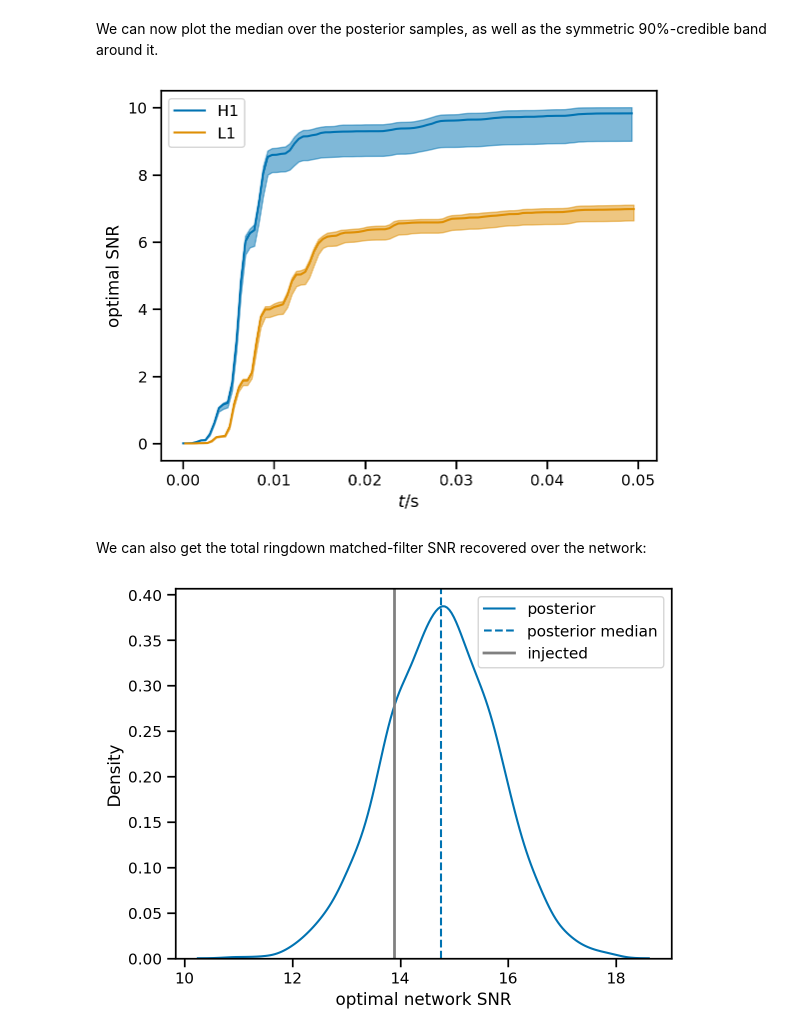
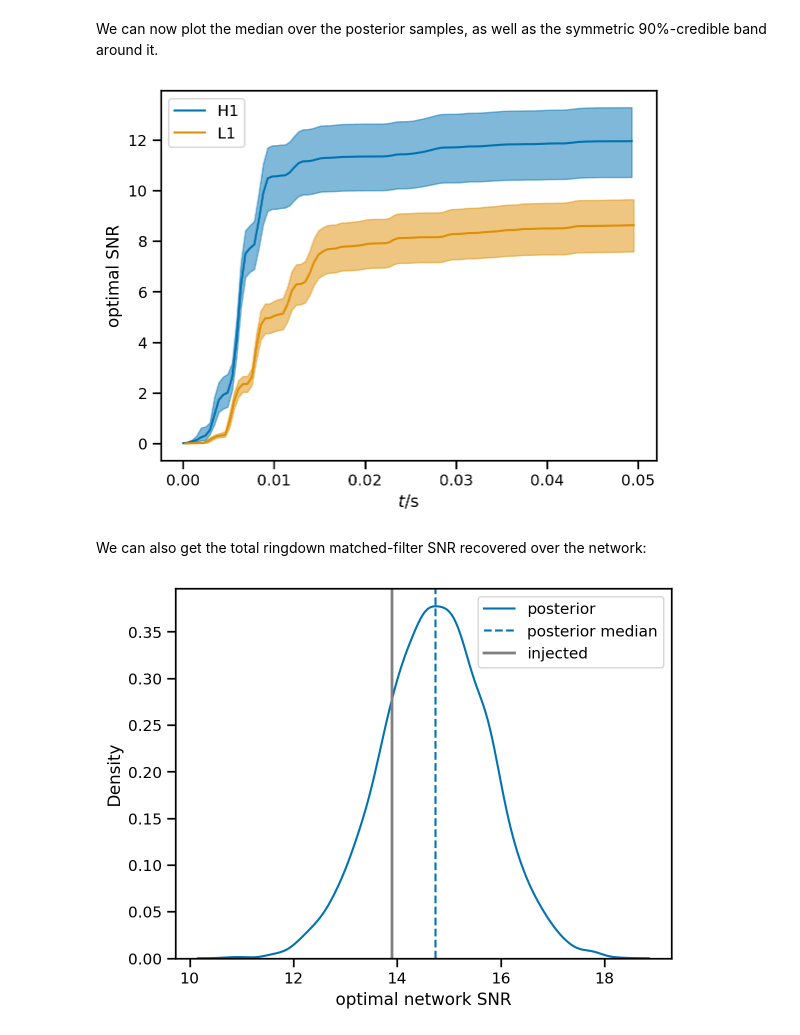
Before and after one commit to maxisi/ringdown, a Jupyter notebook: docs/examples/imr_injection.ipynb, the cells around one changed output. Drawn from its saved outputs; the diff is of its cells as text; code cells hidden in the pictures.

```diff
--- a/docs/examples/imr_injection.ipynb
+++ b/docs/examples/imr_injection.ipynb
@@ -338,27 +338,27 @@ for i, ax in zip(fit.ifos, axs):
 # %% [markdown]
 The `fit.result` object contains a handy method to automatically compute the cumulative SNR timeseries, whether for the optimal SNR or the matched filter SNR, and for both the whole network or individual detectors. This is computed for each sample in the posterior.
 # %%
-snr_times_ifo = fit.result.compute_posterior_snr_timeseries(optimal=True, network=False)
+snr_times_ifo = fit.result.compute_posterior_snrs(optimal=True, network=False, cumulative=True)
 # %% [markdown]
 We can now plot the median over the posterior samples, as well as the symmetric 90\%-credible band around it.
 # %%
-l, m, h = np.percentile(snr_times_ifo, [0.05, 0.5, 0.95], axis=2)
+l, m, h = np.quantile(snr_times_ifo, [0.05, 0.5, 0.95], axis=2)
 
 for i, ifo in enumerate(fit.ifos):
     t = fit.analysis_times[ifo] - fit.start_times[ifo]
     plt.fill_between(t, l[i], h[i], alpha=0.5, color=f'C{i}')
     plt.plot(t, m[i], label=ifo, c=f'C{i}')
 
 plt.legend(loc='best');
 plt.xlabel(r'$t / \mathrm{s}$');
 plt.ylabel('optimal SNR');
 # %% [output]
-[figure, old version]
+[figure, new version]
 # %% [markdown]
 We can also get the total ringdown matched-filter SNR recovered over the network:
 # %%
 injected_snr = fit.compute_injected_snrs(network=True)
-snrs = fit.result.compute_posterior_snrs(optimal=True)
+snrs = fit.result.compute_posterior_snrs(optimal=True, network=True)
 
 sns.kdeplot(snrs, label='posterior');
 plt.axvline(np.median(snrs), ls='--', label='posterior median')
@@ -366,4 +366,4 @@ plt.axvline(injected_snr, lw=2, c='gray', label='injected')
 plt.legend()
 plt.xlabel('optimal network SNR');
 # %% [output]
-[figure, old version]
+[figure, new version]
```
Also changed, not shown: parts of 2 cells of this notebook, 1 other file.
